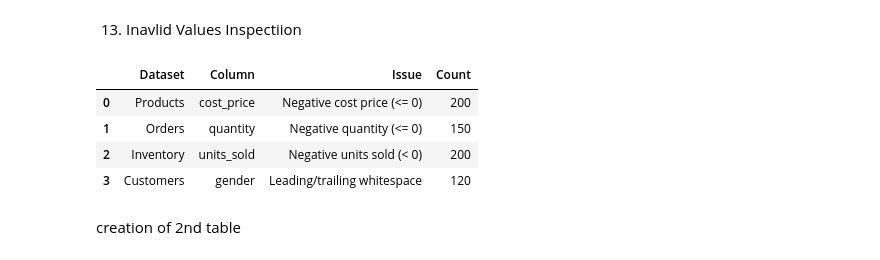
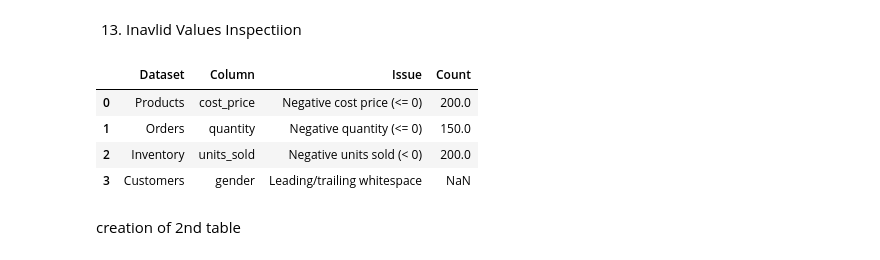
Before and after one commit to ranjan010604/E-commerec-customer-sales-Analytics-Plateform, a Jupyter notebook: notebooks/01_data_quality_audit.ipynb, the cells around one changed output. Cells and saved outputs as stored; diff of their text form; code cells hidden in the pictures.

```diff
--- a/notebooks/01_data_quality_audit.ipynb
+++ b/notebooks/01_data_quality_audit.ipynb
@@ -353,45 +357,40 @@ invalid_records.append({
 
 inv_qty = (datasets['Orders']['quantity'] <= 0).sum()
 invalid_records.append({
     'Dataset': 'Orders',
     'Column': 'quantity',
     'Issue': 'Negative quantity (<= 0)',
     'Count': inv_qty,
 })
 
 
 inv_sold = (datasets['Inventory']['units_sold'] < 0).sum()
 invalid_records.append({
     'Dataset': 'Inventory',
     'Column': 'units_sold',
     'Issue': 'Negative units sold (< 0)',
     'Count': inv_sold,
 })
 
 
-inv_gender_space = (
-    datasets['Customers']['gender']
-    .str.contains('^\s+|\s+$', regex=True)
-    .sum()
-)
+
 invalid_records.append({
     'Dataset': 'Customers',
     'Column': 'gender',
-    'Issue': 'Leading/trailing whitespace',
-    'Count': inv_gender_space,
+    'Issue': 'Leading/trailing whitespace'
+
 })
 
 
 
-# Display summary dataframe
 invalid_summary_df = pd.DataFrame(invalid_records)
 display(invalid_summary_df)
 # %% [output]
 |  | Dataset | Column | Issue | Count |
-| 0 | Products | cost_price | Negative cost price (<= 0) | 200 |
-| 1 | Orders | quantity | Negative quantity (<= 0) | 150 |
-| 2 | Inventory | units_sold | Negative units sold (< 0) | 200 |
-| 3 | Customers | gender | Leading/trailing whitespace | 120 |
+| 0 | Products | cost_price | Negative cost price (<= 0) | 200.0 |
+| 1 | Orders | quantity | Negative quantity (<= 0) | 150.0 |
+| 2 | Inventory | units_sold | Negative units sold (< 0) | 200.0 |
+| 3 | Customers | gender | Leading/trailing whitespace | NaN |
 # %% [markdown]
 creation of 2nd table
 # %%
```
Also changed, not shown: parts of 2 cells of this notebook.
